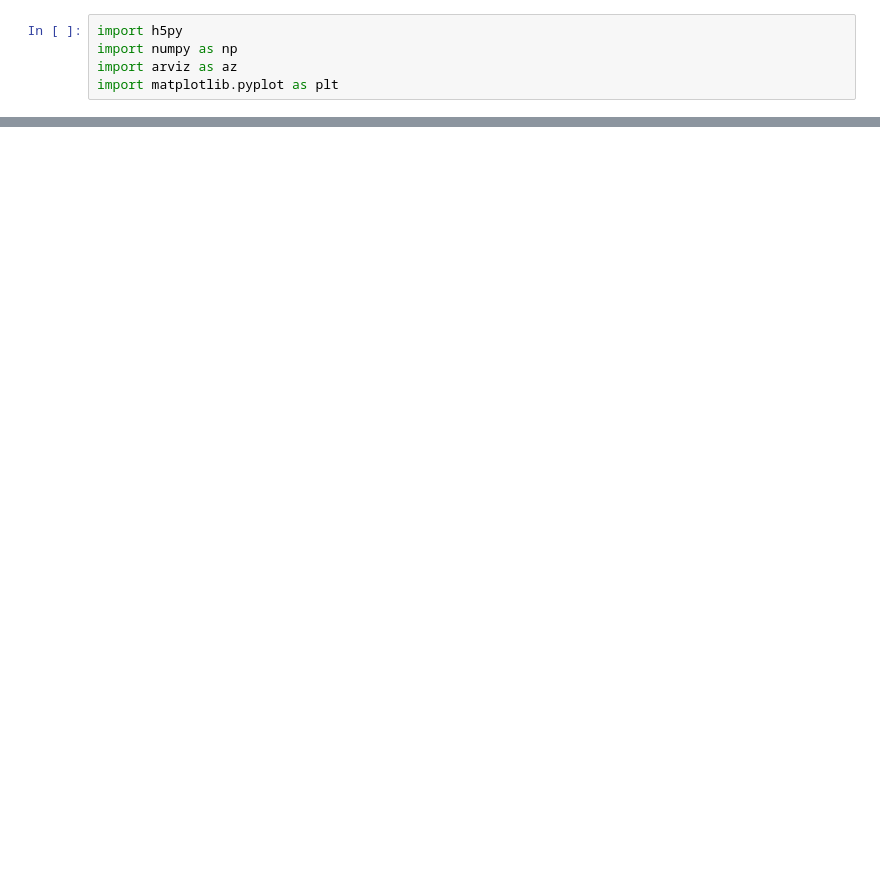
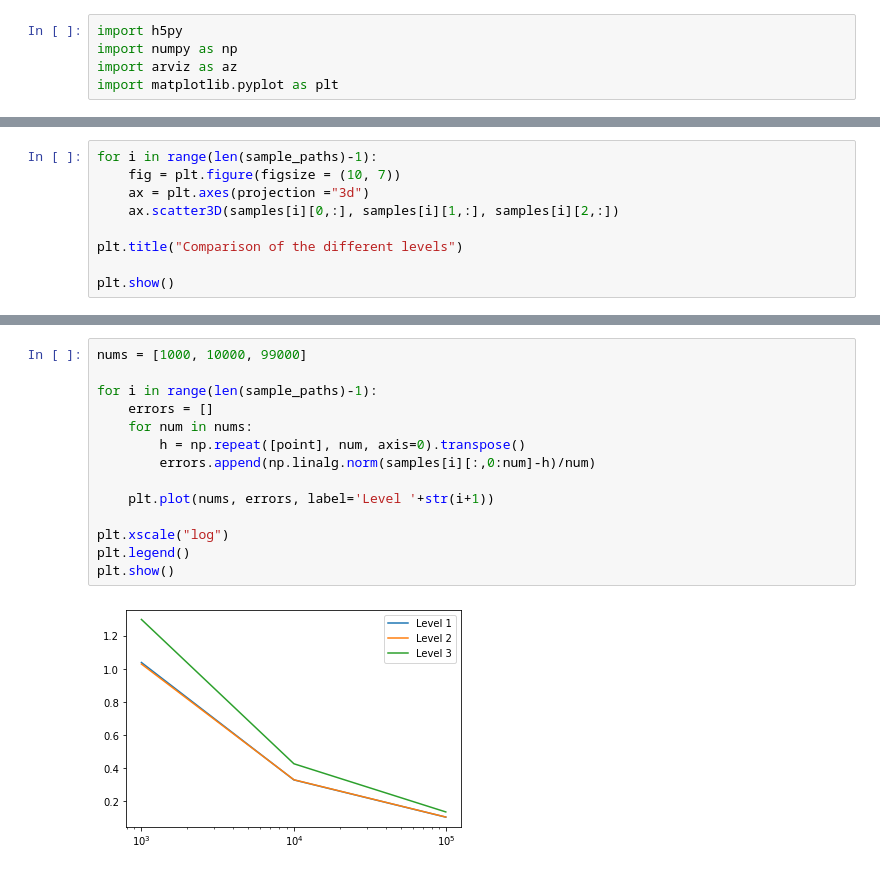
Before and after one commit to annegretW/Masterarbeit_EEG_Uncertainties, a Jupyter notebook: masterarbeit/python/plot.ipynb, the cells around one changed output, grey strips where cells are left out. Drawn from its saved outputs; the diff is of its cells as text; blank space fills up the shorter version.

```diff
--- a/masterarbeit/python/plot.ipynb
+++ b/masterarbeit/python/plot.ipynb
@@ -85,0 +115,9 @@ array([[<AxesSubplot:title={'center':'x'}>,
+# %%
+for i in range(len(sample_paths)-1):
+    fig = plt.figure(figsize = (10, 7))
+    ax = plt.axes(projection ="3d")
+    ax.scatter3D(samples[i][0,:], samples[i][1,:], samples[i][2,:])
+
+plt.title("Comparison of the different levels")
+
+plt.show()
@@ -85,0 +128,16 @@ array([[<AxesSubplot:title={'center':'x'}>,
+# %%
+nums = [1000, 10000, 99000]
+
+for i in range(len(sample_paths)-1):
+    errors = []
+    for num in nums:
+        h = np.repeat([point], num, axis=0).transpose()
+        errors.append(np.linalg.norm(samples[i][:,0:num]-h)/num)
+
+    plt.plot(nums, errors, label='Level '+str(i+1))
+
+plt.xscale("log")
+plt.legend()
+plt.show()
+# %% [output]
+[figure, added]
```
Also changed, not shown: parts of 9 cells of this notebook, 9 other files.
